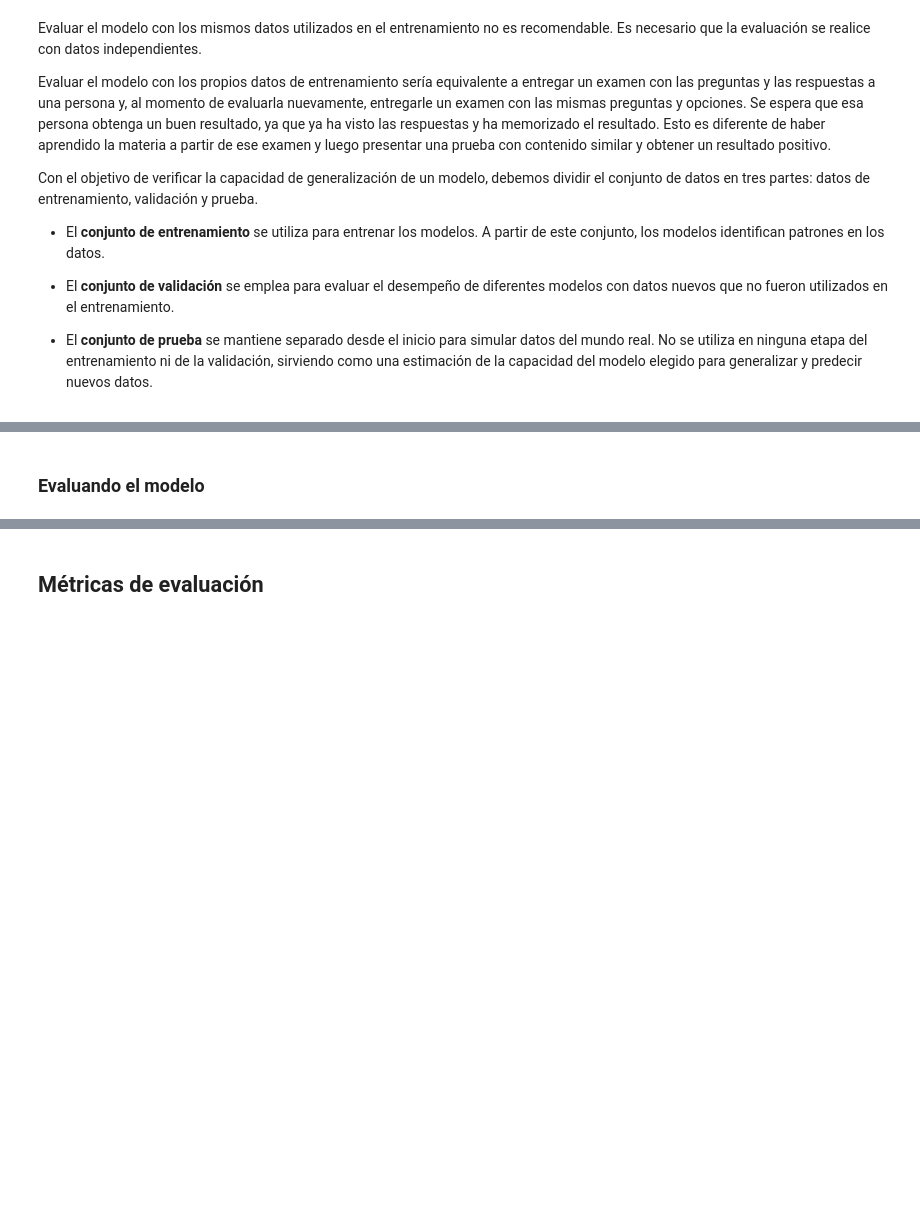
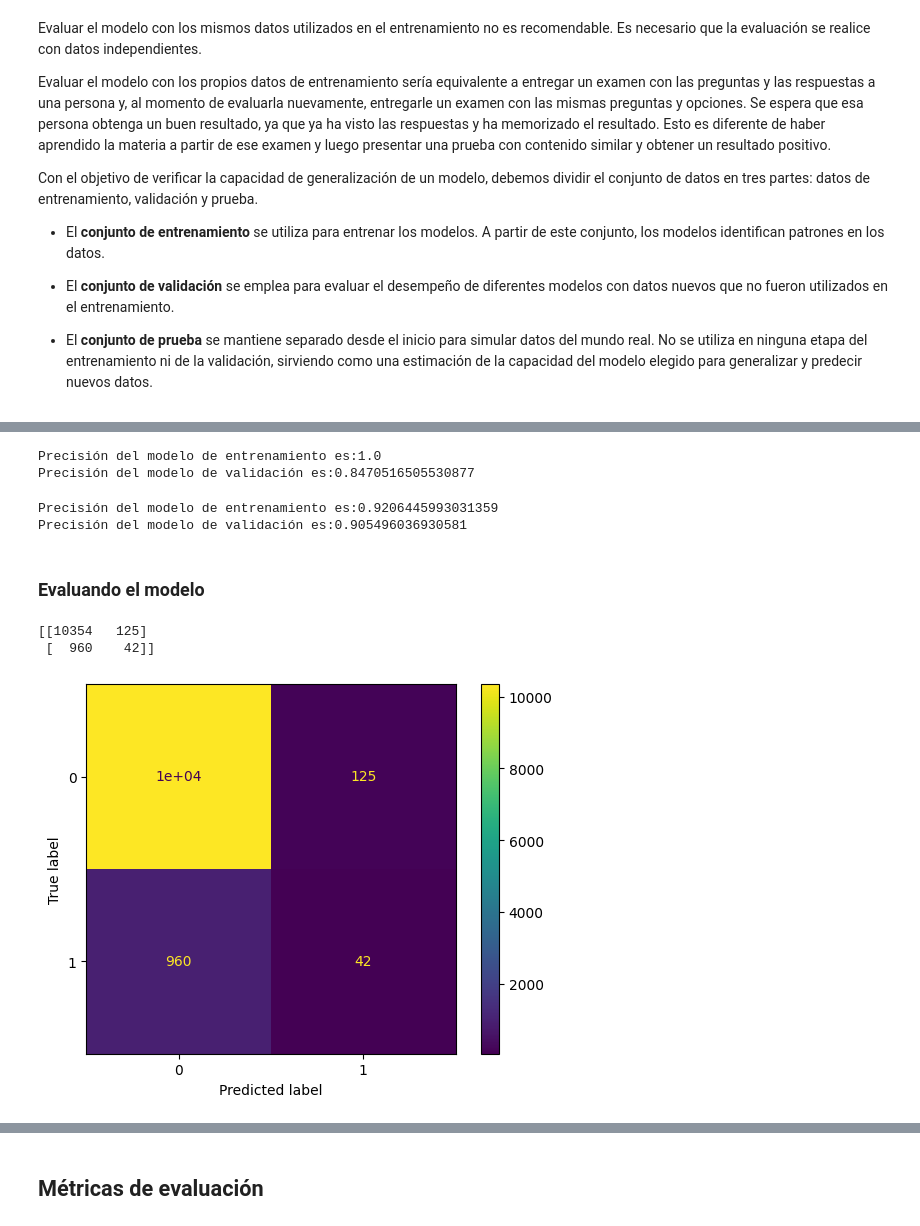
Before and after one commit to Daimond92/python_data_science, a Jupyter notebook: Clasificacion_validacion_y_metricas.ipynb, the cells around one changed output, grey strips where cells are left out. Saved outputs shown, nothing was run; the diff lists cells and outputs as text; code cells hidden in the pictures; blank space fills up the shorter version.

Commit message:
Classify and validate  model metrics

```diff
--- a/Clasificacion_validacion_y_metricas.ipynb
+++ b/Clasificacion_validacion_y_metricas.ipynb
@@ -30,5 +71,36 @@ Con el objetivo de verificar la capacidad de generalización de un modelo, debem
 - El **conjunto de prueba** se mantiene separado desde el inicio para simular datos del mundo real. No se utiliza en ninguna etapa del entrenamiento ni de la validación, sirviendo como una estimación de la capacidad del modelo elegido para generalizar y predecir nuevos datos.
 # %% [markdown]
 <a href="https://ibb.co/9H2Z1HZ5"><img src="https://i.ibb.co/0yZs6ysb/datos-train-test.png" alt="datos-train-test" border="0"></a>
+# %%
+X,X_test,y,y_test = train_test_split(X,y, test_size=0.15, stratify=y, random_state=5)
+X_train,X_val,y_train,y_val = train_test_split(X,y, stratify=y, random_state=5)
+# %%
+modelo = DecisionTreeClassifier()
+modelo.fit(X_train, y_train)
+print(f'Precisión del modelo de entrenamiento es:{modelo.score(X_train, y_train)}')
+print(f'Precisión del modelo de validación es:{modelo.score(X_val, y_val)}')
+# %% [output]
+Precisión del modelo de entrenamiento es:1.0
+Precisión del modelo de validación es:0.8470516505530877
+# %%
+modelo = DecisionTreeClassifier(max_depth=10)
+modelo.fit(X_train, y_train)
+print(f'Precisión del modelo de entrenamiento es:{modelo.score(X_train, y_train)}')
+print(f'Precisión del modelo de validación es:{modelo.score(X_val, y_val)}')
+# %% [output]
+Precisión del modelo de entrenamiento es:0.9206445993031359
+Precisión del modelo de validación es:0.905496036930581
 # %% [markdown]
 ### Evaluando el modelo
+# %%
+y_previsto = modelo.predict(X_val)
+matriz_confusion = confusion_matrix(y_val, y_previsto)
+print(matriz_confusion)
+# %% [output]
+[[10354   125]
+ [  960    42]]
+# %%
+visualizacion = ConfusionMatrixDisplay(confusion_matrix=matriz_confusion)
+visualizacion.plot();
+# %% [output]
+[figure, added]
```
Also changed, not shown: parts of 67 cells of this notebook.
